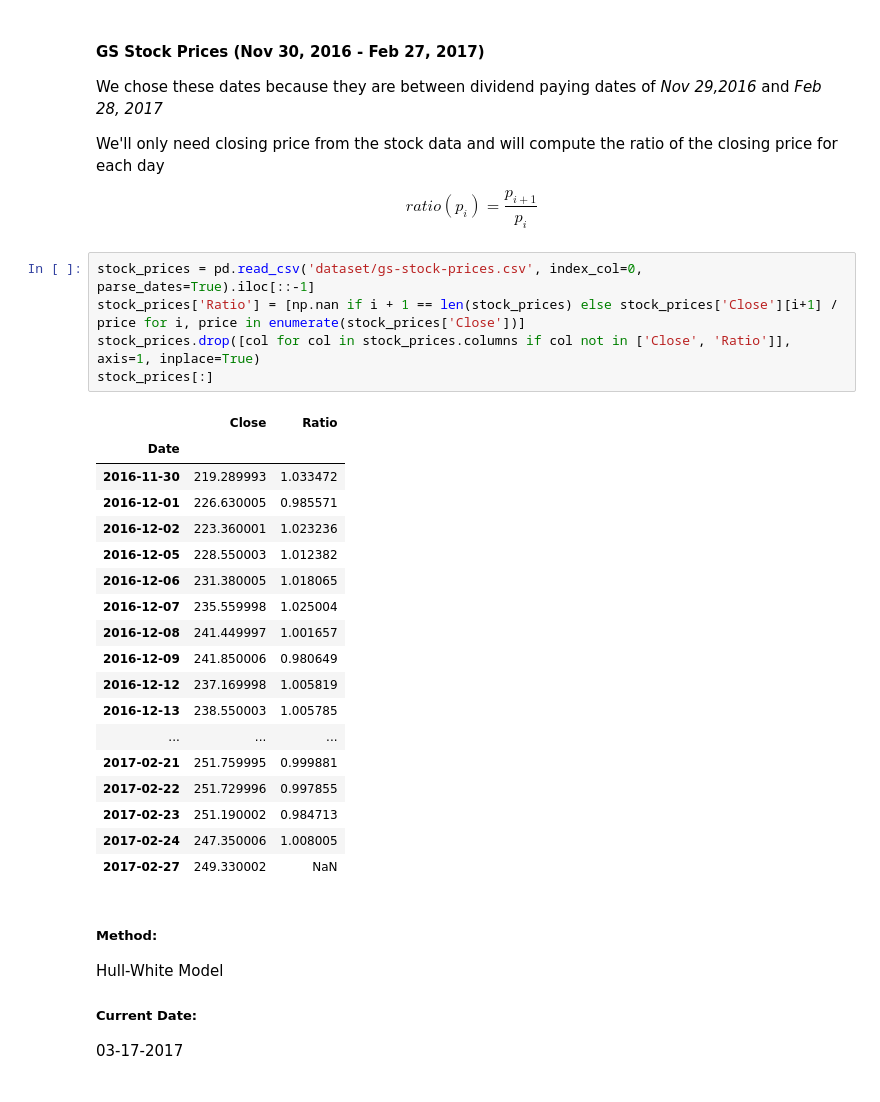
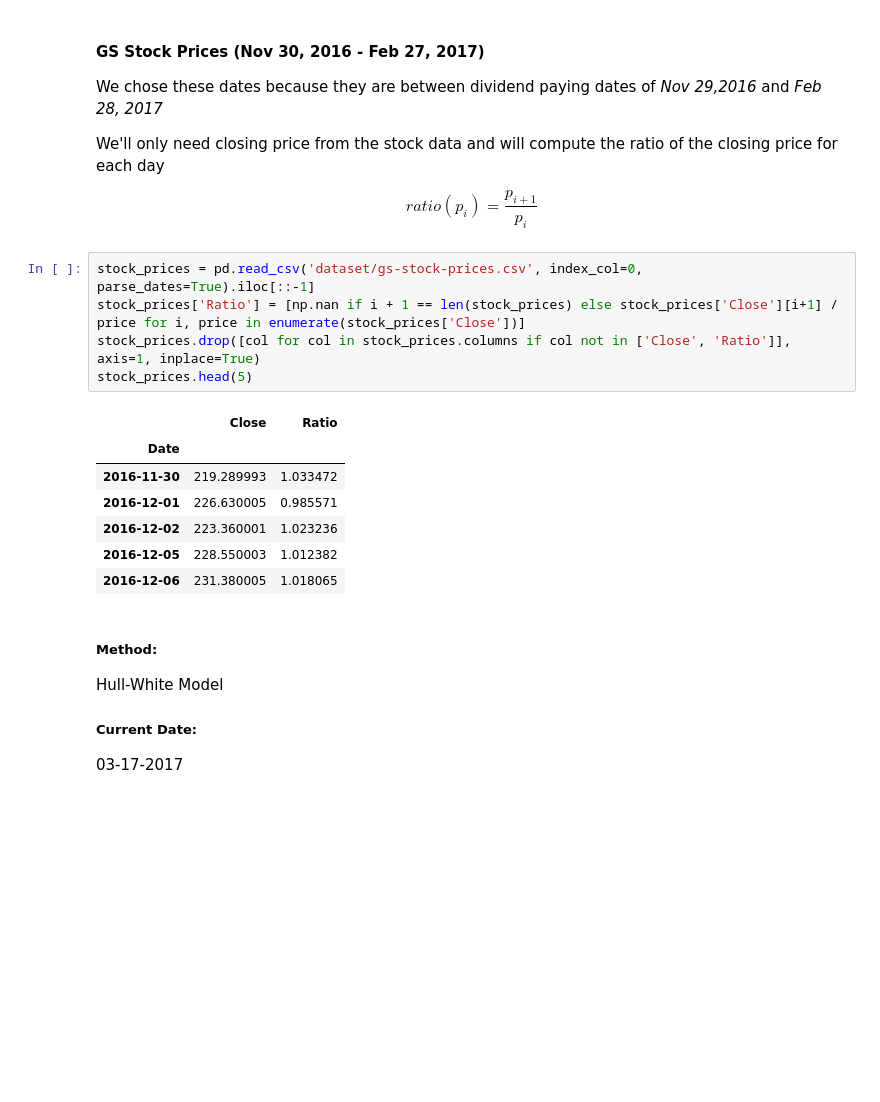
Before and after one commit to lerms/math485-mathematical-finance, a Jupyter notebook: p1/src/model_calibration.ipynb, the cells around one changed output. Cells and saved outputs as stored; diff of their text form; blank space fills up the shorter version.

```diff
--- a/p1/src/model_calibration.ipynb
+++ b/p1/src/model_calibration.ipynb
@@ -27,27 +27,16 @@ $$ ratio(p_i) = \frac{p_{i+1}}{p_{i}} $$
 # %%
 stock_prices = pd.read_csv('dataset/gs-stock-prices.csv', index_col=0, parse_dates=True).iloc[::-1]
 stock_prices['Ratio'] = [np.nan if i + 1 == len(stock_prices) else stock_prices['Close'][i+1] / price for i, price in enumerate(stock_prices['Close'])]
 stock_prices.drop([col for col in stock_prices.columns if col not in ['Close', 'Ratio']], axis=1, inplace=True)
-stock_prices[:]
+stock_prices.head(5)
 # %% [output]
 |  | Close | Ratio |
 | Date |  |  |
 | 2016-11-30 | 219.289993 | 1.033472 |
 | 2016-12-01 | 226.630005 | 0.985571 |
 | 2016-12-02 | 223.360001 | 1.023236 |
 | 2016-12-05 | 228.550003 | 1.012382 |
 | 2016-12-06 | 231.380005 | 1.018065 |
-| 2016-12-07 | 235.559998 | 1.025004 |
-| 2016-12-08 | 241.449997 | 1.001657 |
-| 2016-12-09 | 241.850006 | 0.980649 |
-| 2016-12-12 | 237.169998 | 1.005819 |
-| 2016-12-13 | 238.550003 | 1.005785 |
-| ... | ... | ... |
-| 2017-02-21 | 251.759995 | 0.999881 |
-| 2017-02-22 | 251.729996 | 0.997855 |
-| 2017-02-23 | 251.190002 | 0.984713 |
-| 2017-02-24 | 247.350006 | 1.008005 |
-| 2017-02-27 | 249.330002 | NaN |
 # %% [markdown]
 ##### Method:
 Hull-White Model
```
